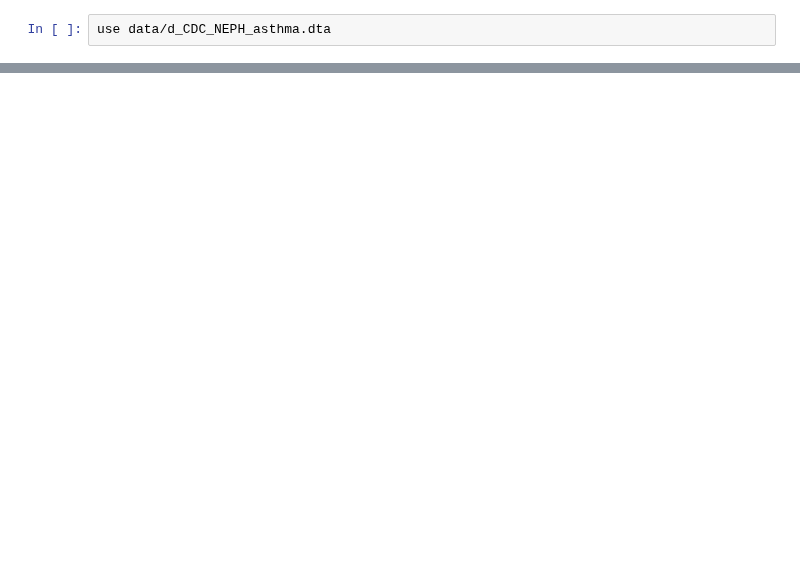
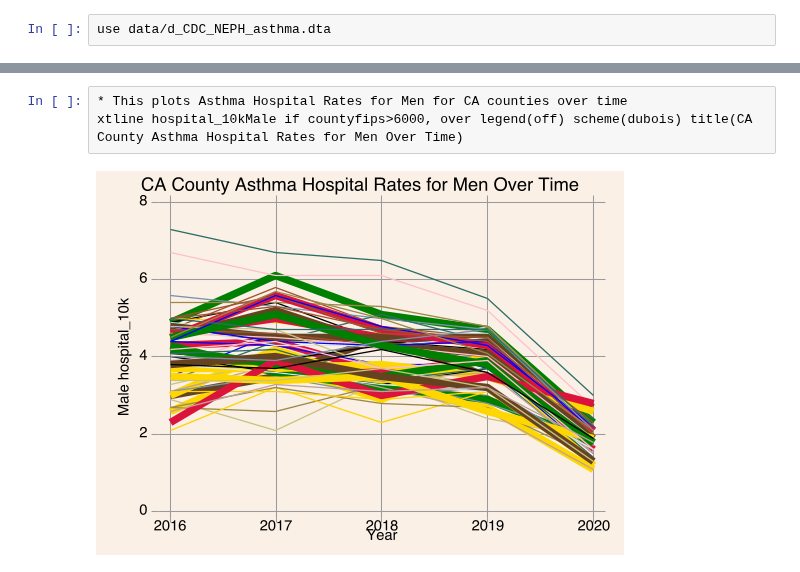
Before and after one commit to HigherEdData/Disasters-and-Health, a Jupyter notebook: f1_Asthma_Disparities_by_Race.ipynb, the cells around one changed output, grey strips where cells are left out. Saved outputs shown, nothing was run; the diff lists cells and outputs as text; blank space fills up the shorter version.

```diff
--- a/f1_Asthma_Disparities_by_Race.ipynb
+++ b/f1_Asthma_Disparities_by_Race.ipynb
@@ -32,0 +131,5 @@ r(111);
+# %%
+* This plots Asthma Hospital Rates for Men for CA counties over time
+xtline hospital_10kMale if countyfips>6000, over legend(off) scheme(dubois) title(CA County Asthma Hospital Rates for Men Over Time)
+# %% [output]
+[figure, added]
```
Also changed, not shown: parts of 24 cells of this notebook, 29 other files.
